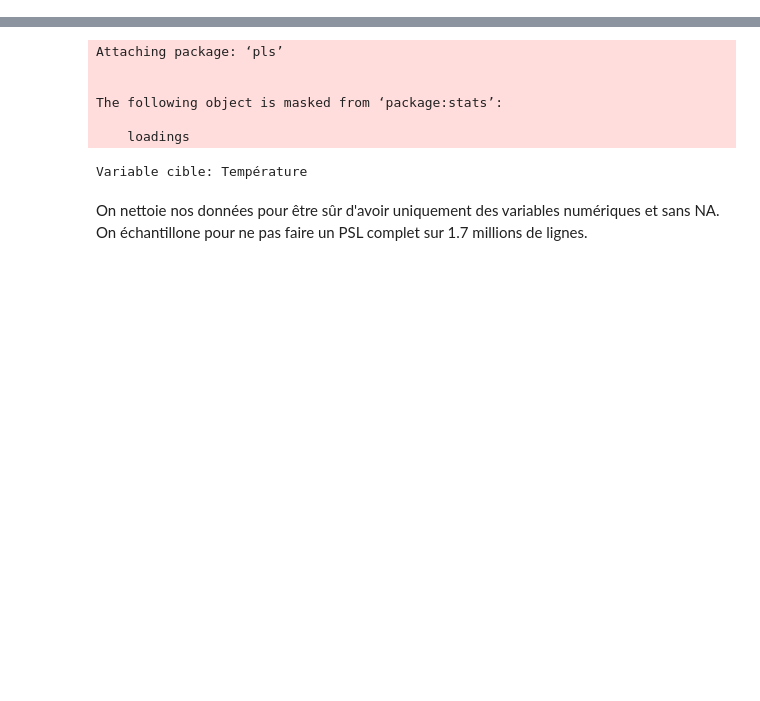
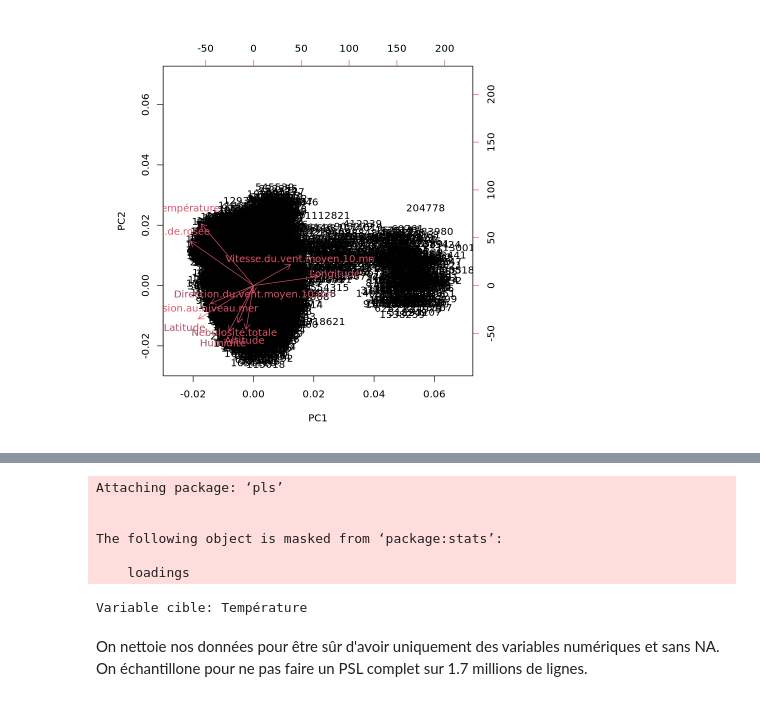
Before and after one commit to lisasko/Jupyter_meteo, a Jupyter notebook: partie_lisa.ipynb, the cells around one changed output, grey strips where cells are left out. Saved outputs shown, nothing was run; the diff lists cells and outputs as text; code cells hidden in the pictures; blank space fills up the shorter version.

```diff
--- a/partie_lisa.ipynb
+++ b/partie_lisa.ipynb
@@ -172,0 +173,4 @@ Pour des données météo, on peut sélectionner pour chaque station une donnée
+# %%
+biplot(acp_temp)
+# %% [output]
+[figure, added]
```
Also changed, not shown: parts of 30 cells of this notebook.
